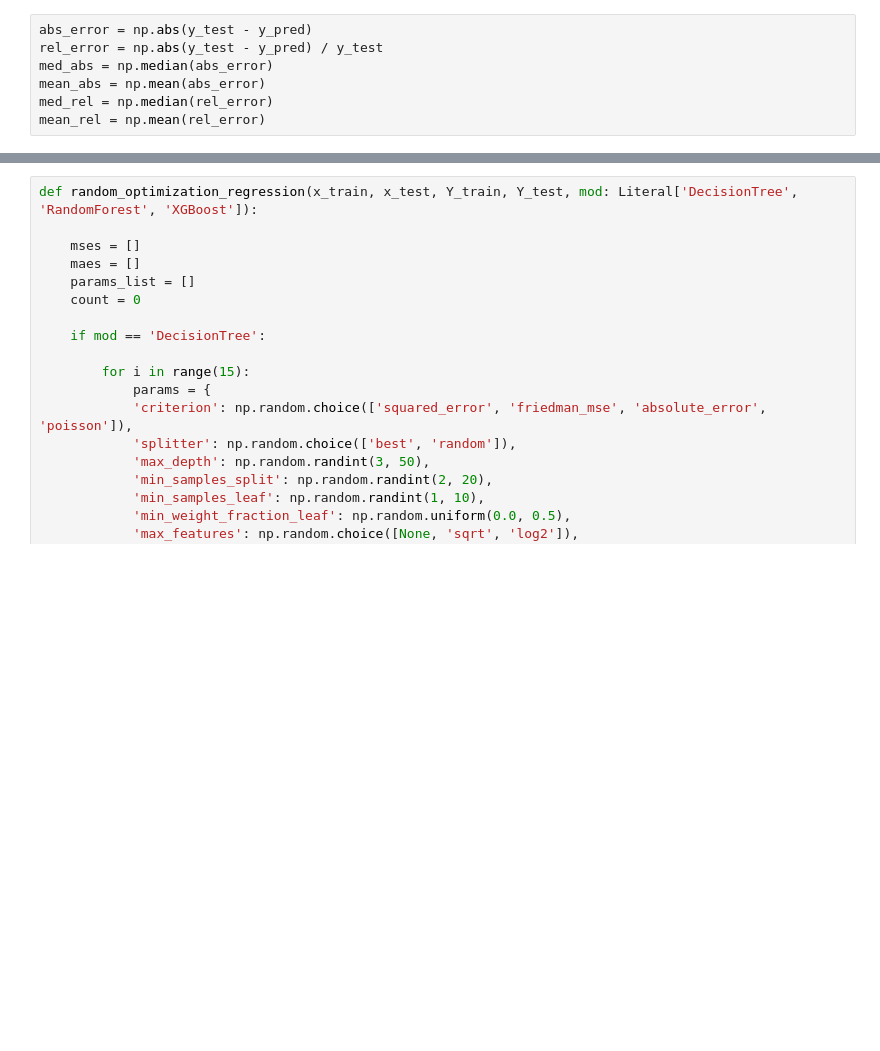
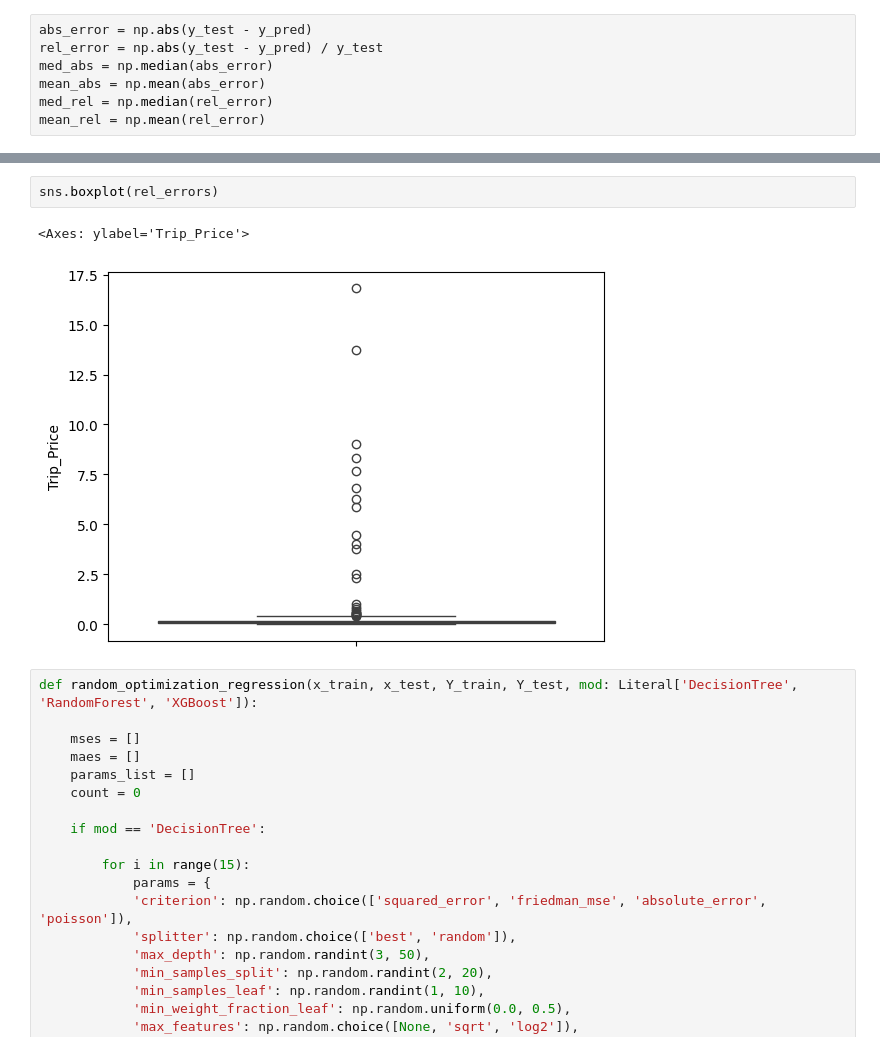
Before and after one commit to VIVALDI142857/ClassificationModelsParams, a Jupyter notebook: regression_parameters.ipynb, the cells around one changed output, grey strips where cells are left out. Cells and saved outputs as stored; diff of their text form; blank space fills up the shorter version.

```diff
--- a/regression_parameters.ipynb
+++ b/regression_parameters.ipynb
@@ -315,3 +477,8 @@ plt.show()
+# %%
+sns.boxplot(rel_errors)
+# %% [output]
+<Axes: ylabel='Trip_Price'>
+[figure, added]
 # %%
 def random_optimization_regression(x_train, x_test, Y_train, Y_test, mod: Literal['DecisionTree', 'RandomForest', 'XGBoost']):
 
```
Also changed, not shown: parts of 13 cells of this notebook, 1 other file.
